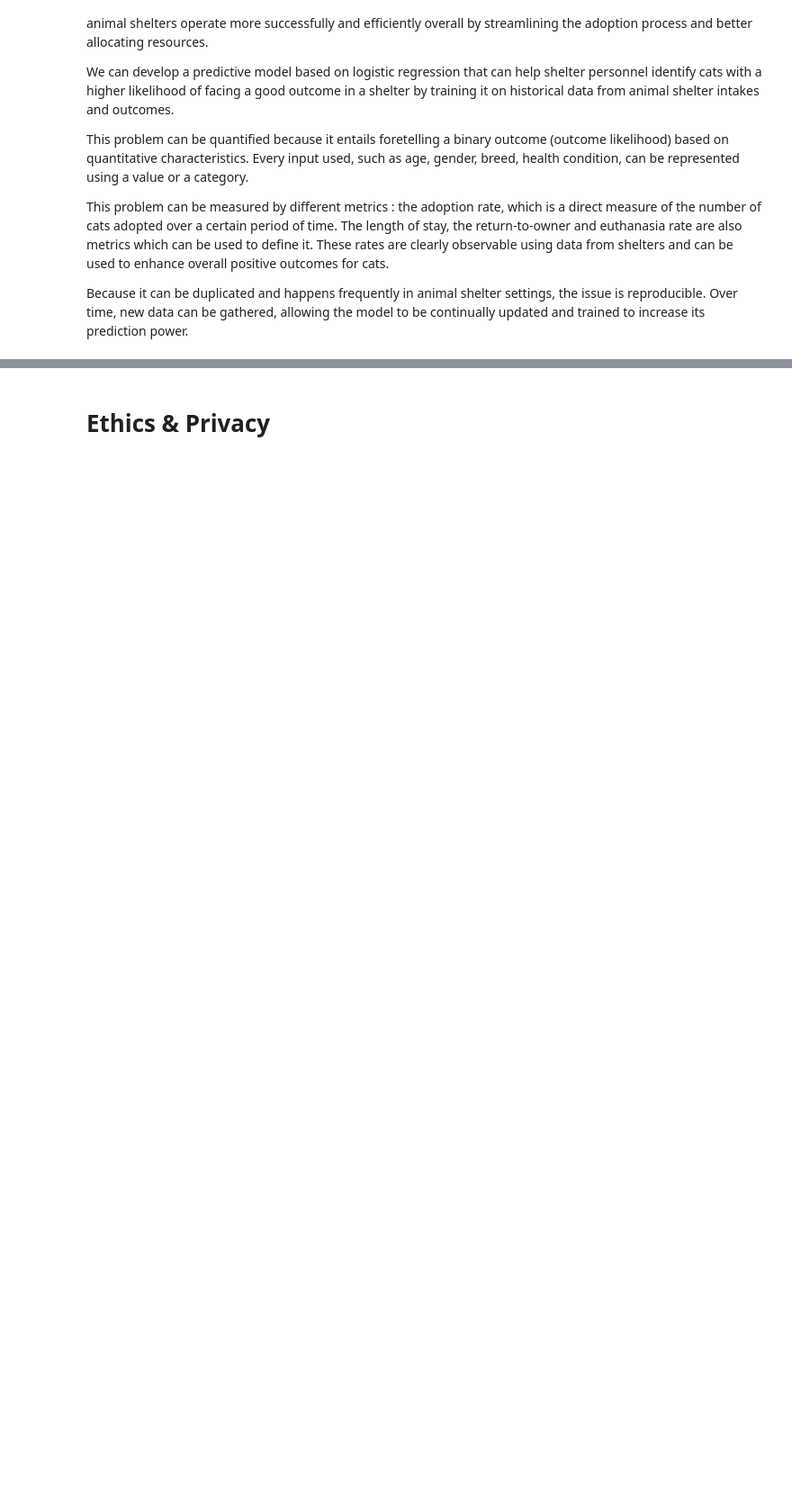
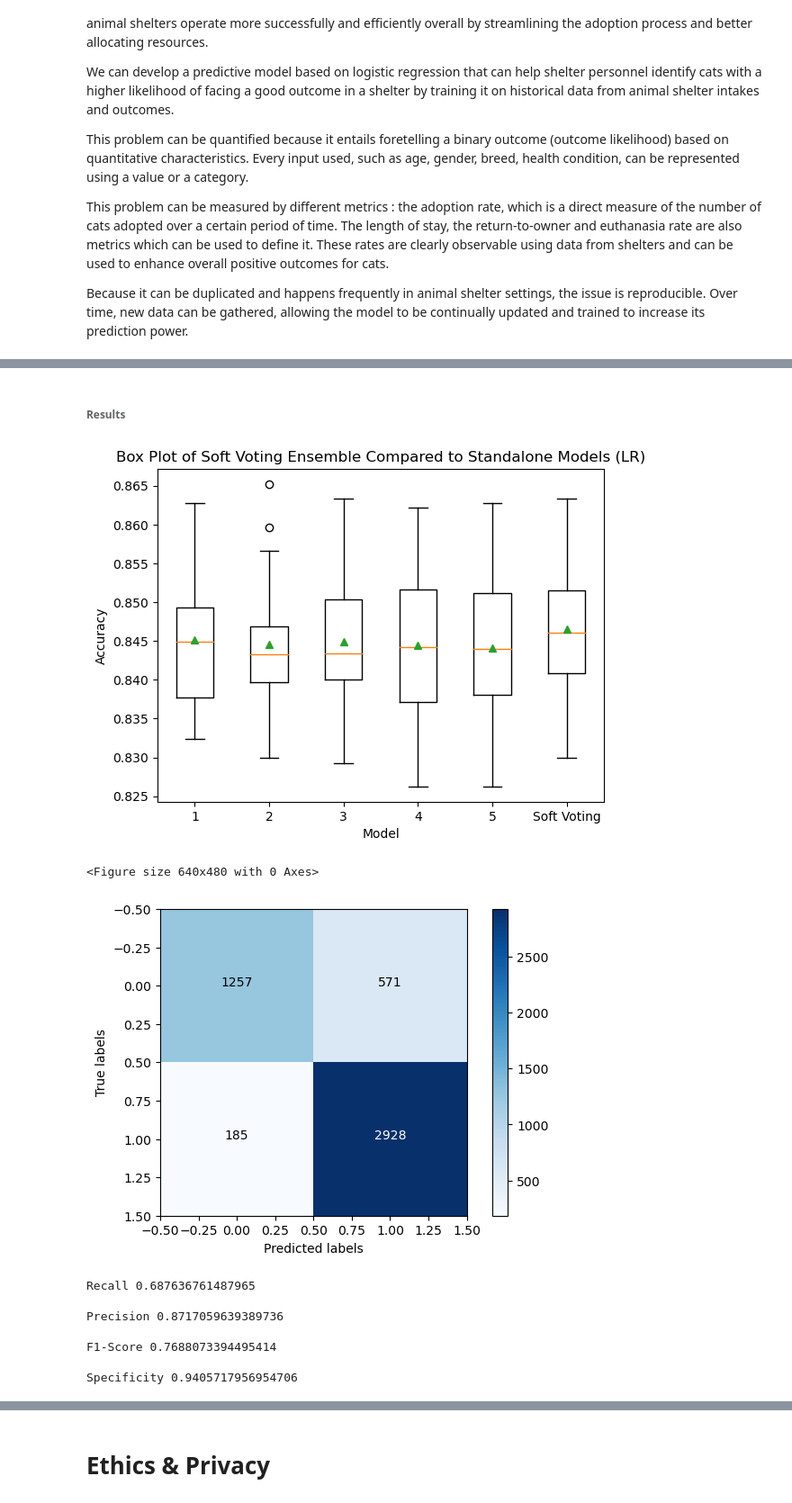
Before and after one commit to COGS118A/Group009-SP23, a Jupyter notebook: Checkpoint_Group009-SP23.ipynb, the cells around one changed output, grey strips where cells are left out. Shown at 90% size. Drawn from its saved outputs; the diff is of its cells as text; code cells hidden in the pictures; blank space fills up the shorter version.

```diff
--- a/Checkpoint_Group009-SP23.ipynb
+++ b/Checkpoint_Group009-SP23.ipynb
@@ -108,0 +334,14 @@ Examples would include:
+# %%
+X, y, X_train, X_test, y_train, y_test = get_dataset(get_data())
+
+models = get_models(X_train, X_test, y_train, y_test)
+models = get_SV(models, X_train, X_test, y_train, y_test)
+
+results, names = list(), list()
+
+for name, model_info in models.items():
+    model = model_info['model']
+    scores = get_accuracy(model, X, y)
+    results.append(scores)
+    names.append(name)
+    print('>%s %.3f (%.3f)' % (name, mean(scores), std(scores)))
@@ -108,0 +356,50 @@ Examples would include:
+# %% [markdown]
+###### Results
+# %%
+# plot model performance for comparison
+plt.boxplot(results, labels=[1, 2, 3, 4, 5, "Soft Voting"], showmeans=True)
+plt.title('Box Plot of Soft Voting Ensemble Compared to Standalone Models (LR)')
+plt.xlabel('Model')
+plt.ylabel('Accuracy')
+plt.savefig('model_performance_LR.jpg')
+plt.show()
+
+import itertools
+
+cm_logit = confusion_matrix(y_test, models['Soft Voting']['predictions'])
+
+plt.figure()
+plt.figure(figsize=(6, 4))
+plt.imshow(cm_logit, interpolation='nearest', cmap=plt.cm.Blues)
+plt.colorbar()
+
+thresh = cm_logit.max() / 2.
+for i, j in itertools.product(range(cm_logit.shape[0]), range(cm_logit.shape[1])):
+    plt.text(j, i, format(cm_logit[i, j], 'd'),
+             horizontalalignment="center",
+             color="white" if cm_logit[i, j] > thresh else "black")
+
+plt.tight_layout()
+plt.xlabel('Predicted labels')
+plt.ylabel('True labels')
+plt.savefig('matrix_LR.jpg')
+plt.show()
+
+# Evaluation Metrics
+recall = 1257 / (1257 + 571)
+precision = 1257 / (1257 + 185)
+print('Recall', recall, '\n')
+print('Precision', precision, '\n')
+print('F1-Score', 2 * ((recall * precision) / (precision + recall)), '\n')
+print('Specificity', 2928 / (2928 + 185), '\n')
+# %% [output]
+[figure, added]
+<Figure size 640x480 with 0 Axes>
+[figure, added]
+Recall 0.687636761487965
+
+Precision 0.8717059639389736
+
+F1-Score 0.7688073394495414
+
+Specificity 0.9405717956954706
```
Also changed, not shown: parts of 24 cells of this notebook.
